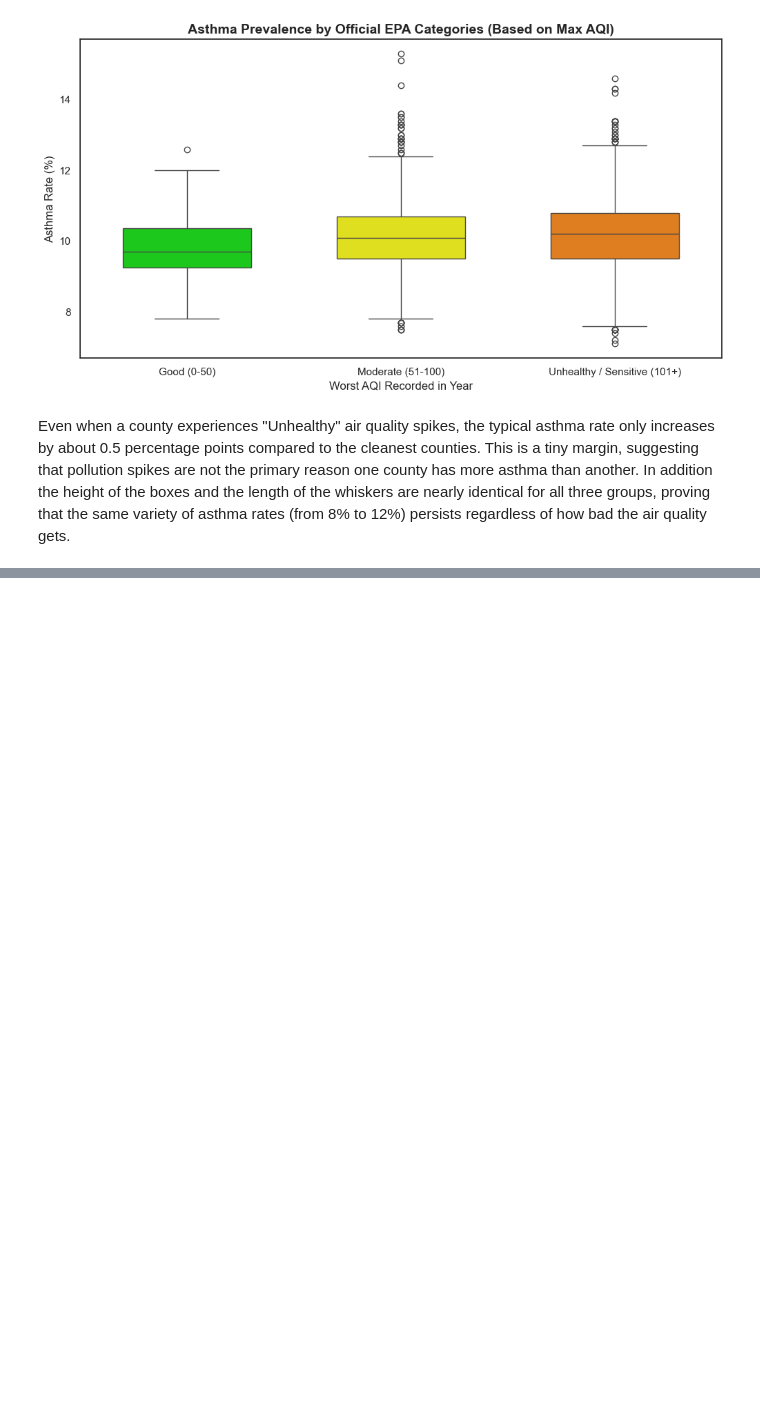
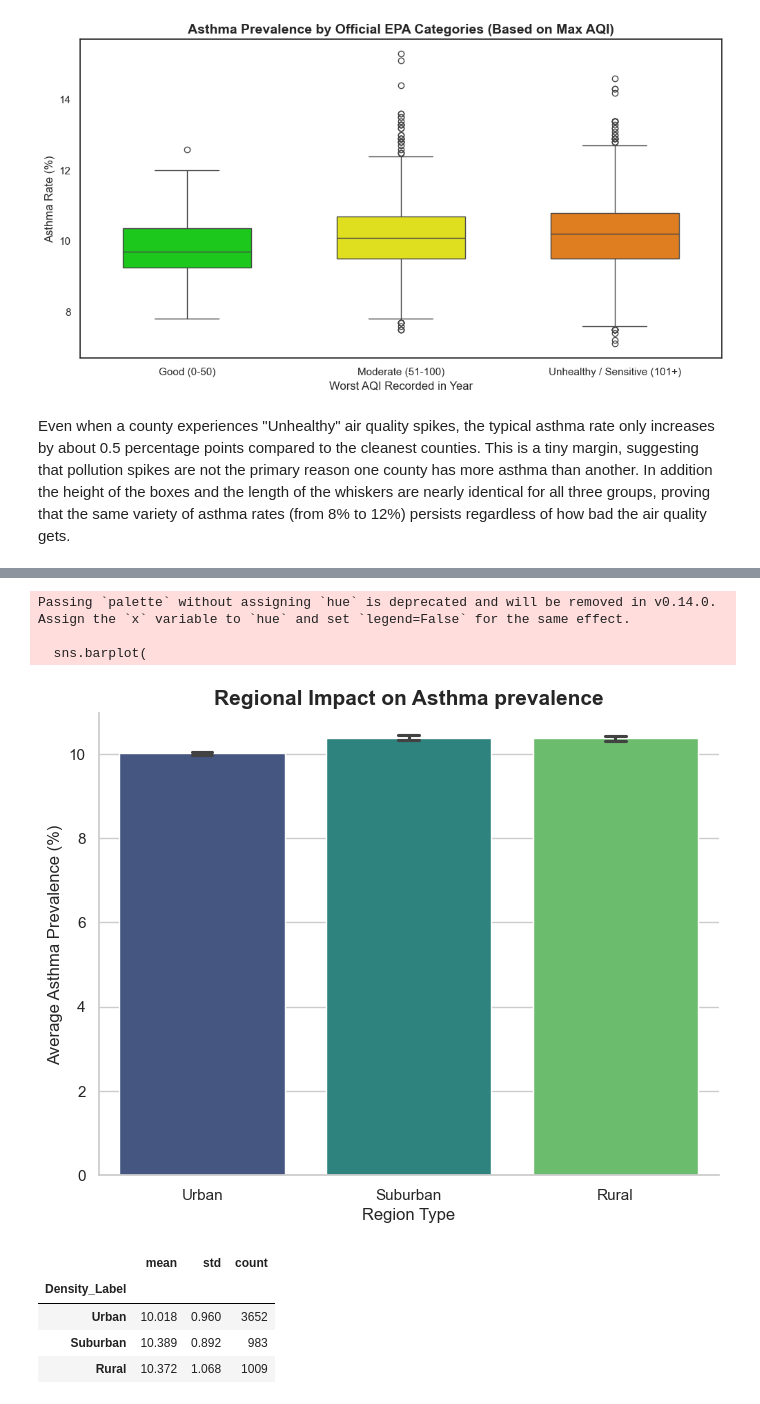
Before and after one commit to KalinaMarkova/data_science_course_project, a Jupyter notebook: The Impact of Air Pollution on Asthma A Regression Analysis.ipynb, the cells around one changed output, grey strips where cells are left out. Drawn from its saved outputs; the diff is of its cells as text; code cells hidden in the pictures; blank space fills up the shorter version.

```diff
--- a/The Impact of Air Pollution on Asthma A Regression Analysis.ipynb
+++ b/The Impact of Air Pollution on Asthma A Regression Analysis.ipynb
@@ -1258,0 +1401,9 @@ Even when a county experiences "Unhealthy" air quality spikes, the typical asthm
+# %%
+# Merging the data
+merged_final = pd.merge(
+    merged_county,
+    rucc[['ST_ABBR', 'CO_CLEAN', 'Density_Label']],
+    left_on=['ST_ABBR_CLEAN', 'CO_CLEAN'],
+    right_on=['ST_ABBR', 'CO_CLEAN'],
+    how='inner'
+)
@@ -1258,0 +1420,36 @@ Even when a county experiences "Unhealthy" air quality spikes, the typical asthm
+# %%
+sns.set_theme(style="whitegrid")
+plt.figure(figsize=(8, 6))
+
+
+# 'ci=95' adds a confidence interval (error bar)
+sns.barplot(
+    data = merged_final,
+    x = 'Density_Label',
+    y = 'asthma',
+    order = ['Urban', 'Suburban', 'Rural'],
+    palette =
+    'viridis',
+    capsize = .1
+)
+
+plt.ylabel("Average Asthma Prevalence (%)", fontsize = 12)
+plt.xlabel("Region Type", fontsize = 12)
+plt.title("Regional Impact on Asthma prevalence", fontsize = 15, fontweight = 'bold')
+
+sns.despine()
+plt.show()
+
+# Calculating summary statistics
+summary = merged_final.groupby('Density_Label')['asthma'].agg(['mean', 'std', 'count']).reindex(['Urban', 'Suburban', 'Rural'])
+summary.round(3)
+# %% [output]
+Passing `palette` without assigning `hue` is deprecated and will be removed in v0.14.0. Assign the `x` variable to `hue` and set `legend=False` for the same effect.
+
+  sns.barplot(
+[figure, added]
+|  | mean | std | count |
+| Density_Label |  |  |  |
+| Urban | 10.018 | 0.960 | 3652 |
+| Suburban | 10.389 | 0.892 | 983 |
+| Rural | 10.372 | 1.068 | 1009 |
```
Also changed, not shown: parts of 16 cells of this notebook, 1 other file.
